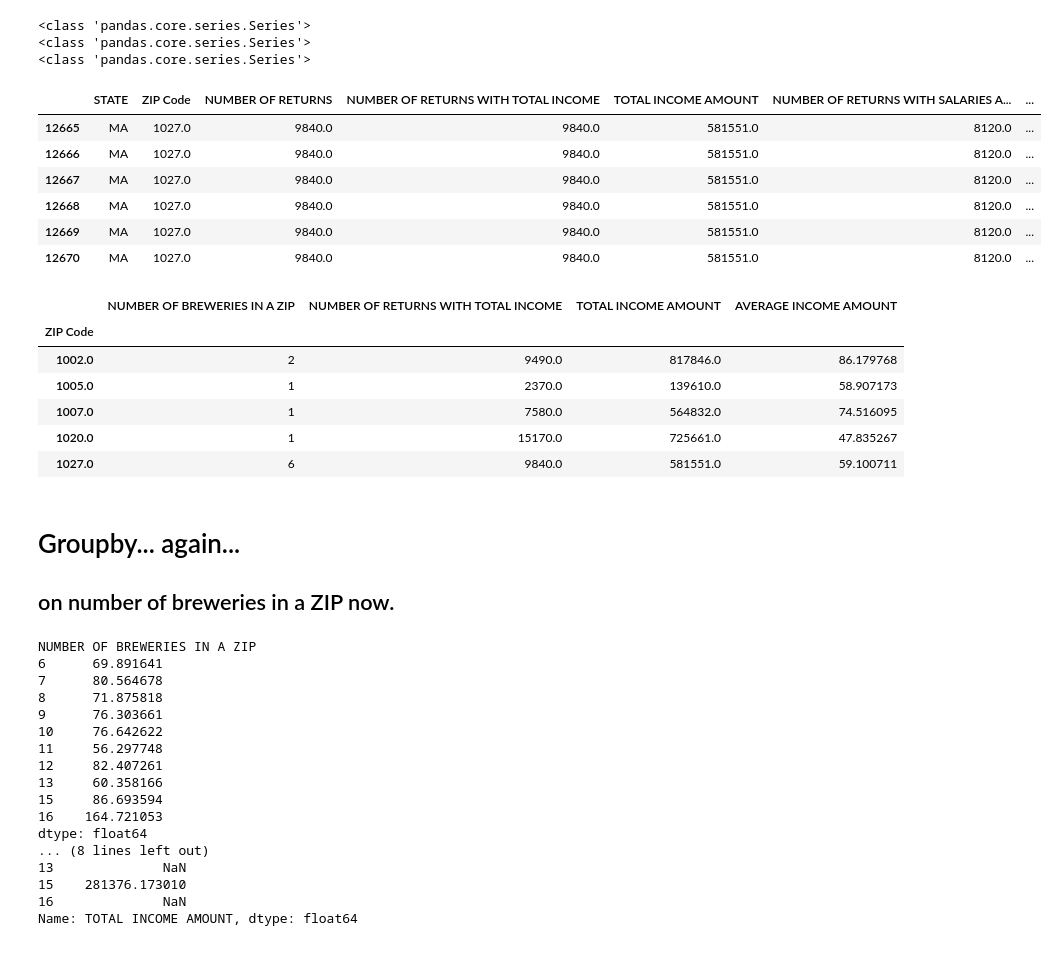
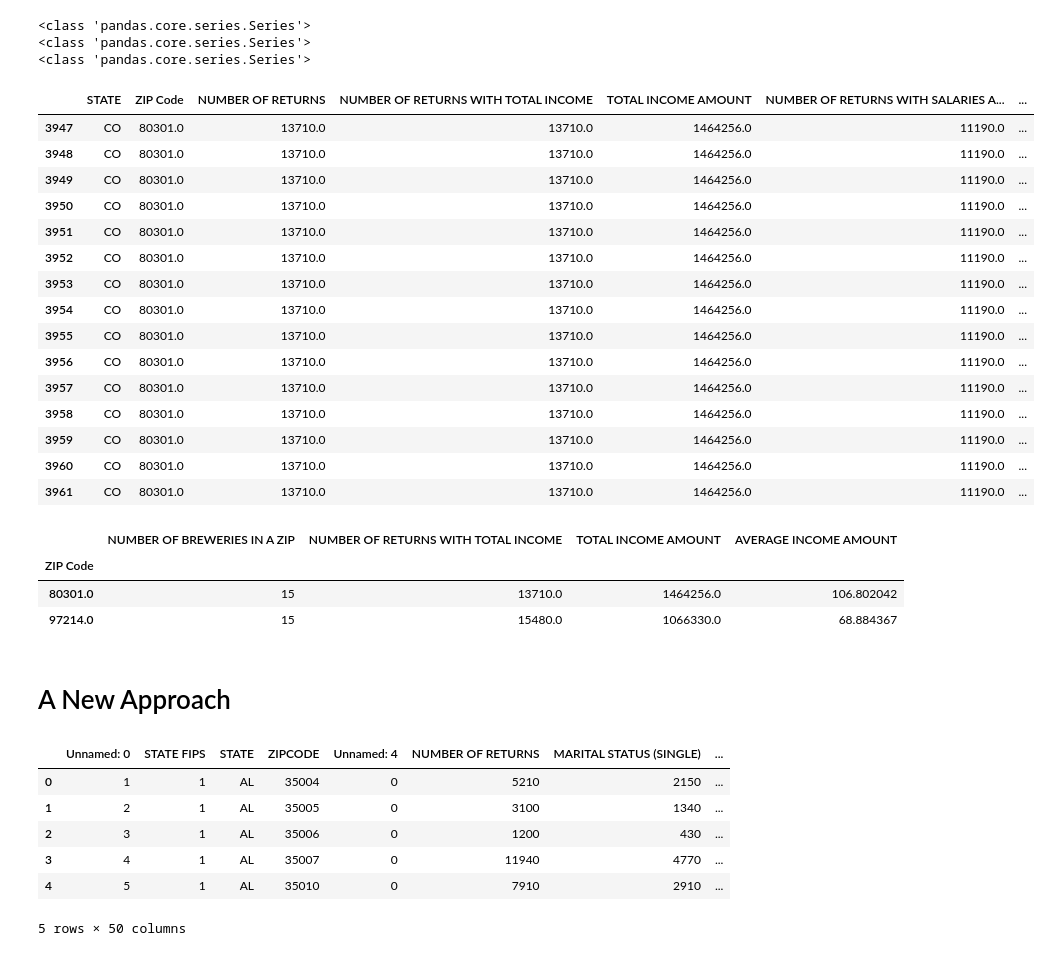
Before and after one commit to sjlapan/Economic_Predictors_of_Brewery_Success, a Jupyter notebook: TB_EDA.ipynb, the cells around one changed output. Saved outputs shown, nothing was run; the diff lists cells and outputs as text; code cells hidden in the pictures.

```diff
--- a/TB_EDA.ipynb
+++ b/TB_EDA.ipynb
@@ -131,12 +130,30 @@ beer_zips_average_incomes_df= pd.DataFrame({
     "AVERAGE INCOME AMOUNT": total_income_amount/total_number_of_returns
 }, index=brewery_count.index)
 # %%
-beer_zips.loc[beer_zips["ZIP Code"] == 1027.0]
+beer_zips.loc[beer_zips["ZIP Code"] == 80301.0]
 # %% [output]
 |  | STATE | ZIP Code | NUMBER OF RETURNS | NUMBER OF RETURNS WITH TOTAL INCOME | TOTAL INCOME AMOUNT | NUMBER OF RETURNS WITH SALARIES A... | ... |
-| 12665 | MA | 1027.0 | 9840.0 | 9840.0 | 581551.0 | 8120.0 | ... |
-| 12666 | MA | 1027.0 | 9840.0 | 9840.0 | 581551.0 | 8120.0 | ... |
-| 12667 | MA | 1027.0 | 9840.0 | 9840.0 | 581551.0 | 8120.0 | ... |
-| 12668 | MA | 1027.0 | 9840.0 | 9840.0 | 581551.0 | 8120.0 | ... |
-| 12669 | MA | 1027.0 | 9840.0 | 9840.0 | 581551.0 | 8120.0 | ... |
-| 12670 | MA | 1027.0 | 9840.0 | 9840.0 | 581551.0 | 8120.0 | ... |
+| 3947 | CO | 80301.0 | 13710.0 | 13710.0 | 1464256.0 | 11190.0 | ... |
+| 3948 | CO | 80301.0 | 13710.0 | 13710.0 | 1464256.0 | 11190.0 | ... |
+| 3949 | CO | 80301.0 | 13710.0 | 13710.0 | 1464256.0 | 11190.0 | ... |
+| 3950 | CO | 80301.0 | 13710.0 | 13710.0 | 1464256.0 | 11190.0 | ... |
+| 3951 | CO | 80301.0 | 13710.0 | 13710.0 | 1464256.0 | 11190.0 | ... |
+| 3952 | CO | 80301.0 | 13710.0 | 13710.0 | 1464256.0 | 11190.0 | ... |
+| 3953 | CO | 80301.0 | 13710.0 | 13710.0 | 1464256.0 | 11190.0 | ... |
+| 3954 | CO | 80301.0 | 13710.0 | 13710.0 | 1464256.0 | 11190.0 | ... |
+| 3955 | CO | 80301.0 | 13710.0 | 13710.0 | 1464256.0 | 11190.0 | ... |
+| 3956 | CO | 80301.0 | 13710.0 | 13710.0 | 1464256.0 | 11190.0 | ... |
+| 3957 | CO | 80301.0 | 13710.0 | 13710.0 | 1464256.0 | 11190.0 | ... |
+| 3958 | CO | 80301.0 | 13710.0 | 13710.0 | 1464256.0 | 11190.0 | ... |
+| 3959 | CO | 80301.0 | 13710.0 | 13710.0 | 1464256.0 | 11190.0 | ... |
+| 3960 | CO | 80301.0 | 13710.0 | 13710.0 | 1464256.0 | 11190.0 | ... |
+| 3961 | CO | 80301.0 | 13710.0 | 13710.0 | 1464256.0 | 11190.0 | ... |
+# %%
+beer_zips_average_incomes_df.loc[beer_zips_average_incomes_df["NUMBER OF BREWERIES IN A ZIP"] == 15]
+# %% [output]
+|  | NUMBER OF BREWERIES IN A ZIP | NUMBER OF RETURNS WITH TOTAL INCOME | TOTAL INCOME AMOUNT | AVERAGE INCOME AMOUNT |
+| ZIP Code |  |  |  |  |
+| 80301.0 | 15 | 13710.0 | 1464256.0 | 106.802042 |
+| 97214.0 | 15 | 15480.0 | 1066330.0 | 68.884367 |
+# %% [markdown]
+# A New Approach
@@ -143,41 +164,10 @@ beer_zips.loc[beer_zips["ZIP Code"] == 1027.0]
 # %%
-beer_zips_average_incomes_df.head()
+tax_all_df.head()
 # %% [output]
-|  | NUMBER OF BREWERIES IN A ZIP | NUMBER OF RETURNS WITH TOTAL INCOME | TOTAL INCOME AMOUNT | AVERAGE INCOME AMOUNT |
-| ZIP Code |  |  |  |  |
-| 1002.0 | 2 | 9490.0 | 817846.0 | 86.179768 |
-| 1005.0 | 1 | 2370.0 | 139610.0 | 58.907173 |
-| 1007.0 | 1 | 7580.0 | 564832.0 | 74.516095 |
-| 1020.0 | 1 | 15170.0 | 725661.0 | 47.835267 |
-| 1027.0 | 6 | 9840.0 | 581551.0 | 59.100711 |
+|  | Unnamed: 0 | STATE FIPS | STATE | ZIPCODE | Unnamed: 4 | NUMBER OF RETURNS | MARITAL STATUS (SINGLE) | ... |
+| 0 | 1 | 1 | AL | 35004 | 0 | 5210 | 2150 | ... |
+| 1 | 2 | 1 | AL | 35005 | 0 | 3100 | 1340 | ... |
+| 2 | 3 | 1 | AL | 35006 | 0 | 1200 | 430 | ... |
+| 3 | 4 | 1 | AL | 35007 | 0 | 11940 | 4770 | ... |
+| 4 | 5 | 1 | AL | 35010 | 0 | 7910 | 2910 | ... |
+5 rows × 50 columns
-# %% [markdown]
-# Groupby... again...
-## on number of breweries in a ZIP now.
-# %%
-brewery_count_by_zip_aggregations= beer_zips_average_incomes_df.groupby("NUMBER OF BREWERIES IN A ZIP")
-
-by_mean= brewery_count_by_zip_aggregations["TOTAL INCOME AMOUNT"].sum()/ \
-    brewery_count_by_zip_aggregations["NUMBER OF RETURNS WITH TOTAL INCOME"].sum()
-
-by_stdev= brewery_count_by_zip_aggregations["TOTAL INCOME AMOUNT"].std()
-
-print(by_mean.tail(10))
-print(by_stdev.tail(10))
-# %% [output]
-NUMBER OF BREWERIES IN A ZIP
-6      69.891641
-7      80.564678
-8      71.875818
-9      76.303661
-10     76.642622
-11     56.297748
-12     82.407261
-13     60.358166
-15     86.693594
-16    164.721053
-dtype: float64
-... (8 lines left out)
-13              NaN
-15    281376.173010
-16              NaN
-Name: TOTAL INCOME AMOUNT, dtype: float64
```
Also changed, not shown: parts of 26 cells of this notebook, 7 other files.
